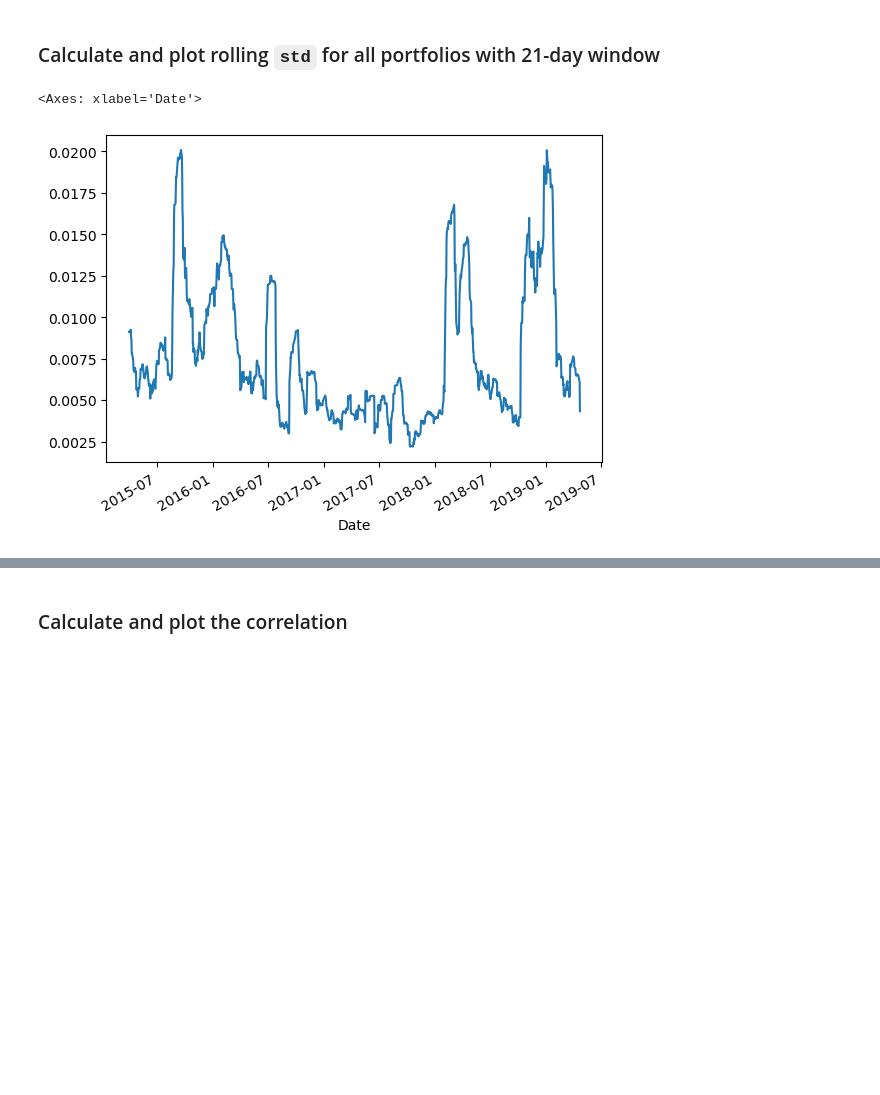
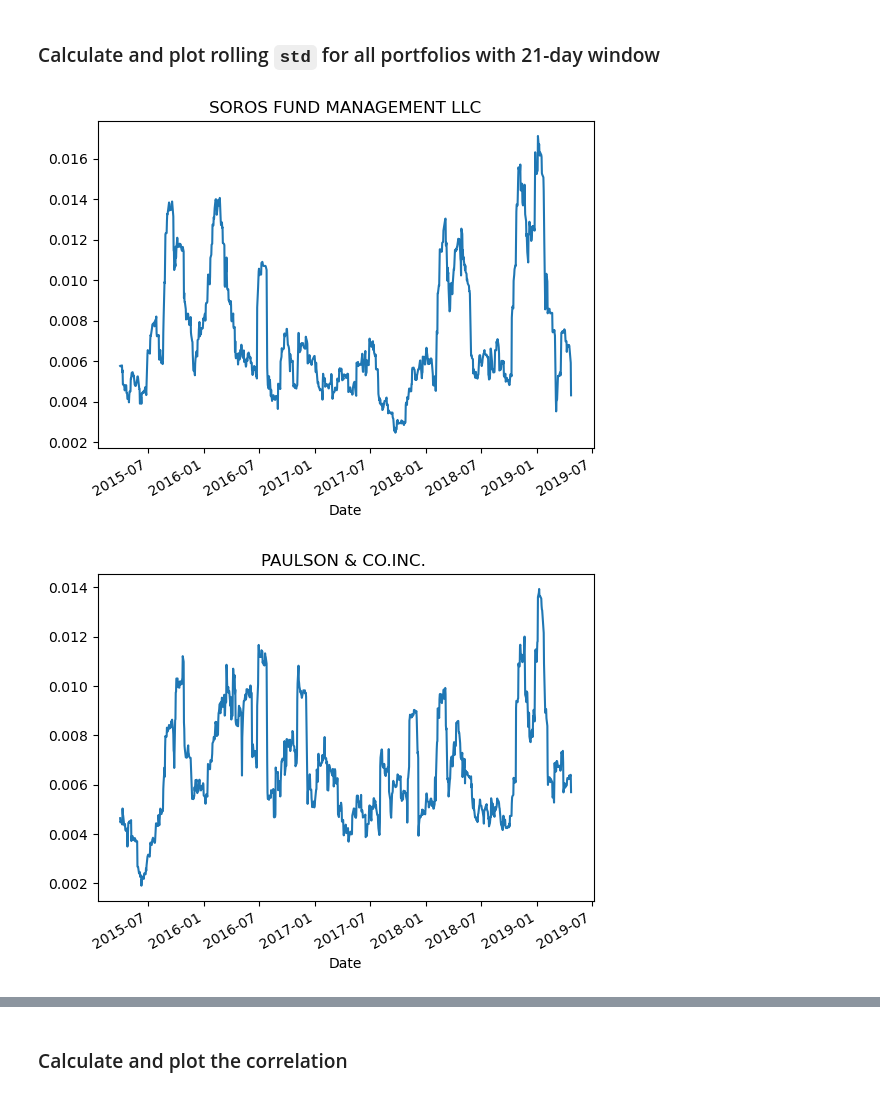
Before and after one commit to MontgomeryG/python-homework, a Jupyter notebook: Starter_Code 2/whale_analysis.ipynb, the cells around one changed output, grey strips where cells are left out. Saved outputs shown, nothing was run; the diff lists cells and outputs as text; code cells hidden in the pictures; blank space fills up the shorter version.

```diff
--- a/Starter_Code 2/whale_analysis.ipynb
+++ b/Starter_Code 2/whale_analysis.ipynb
@@ -511,10 +507,11 @@ Risk changes over time. Analyze the rolling statistics for Risk and Beta.
 ### Calculate and plot rolling `std` for all portfolios with 21-day window
 # %%
 # Calculate the rolling standard deviation for all portfolios using a 21-day window
-sp500_rolling_std = combined_df['SP500 Daily % Return'].rolling(window=21).std()
-
-# Plot the rolling standard deviation
-sp500_rolling_std.plot()
+# Plot the rolling standard deviations
+for column in combined_df.columns:
+    new_rolling21_std = combined_df[column].rolling(window=21).std()
+    new_rolling21_std.plot(title=column)
+    plt.show()
 # %% [output]
-<Axes: xlabel='Date'>
-[figure, old version]
+[figure, new version]
+[figure, added]
```
Also changed, not shown: parts of 18 cells of this notebook.
